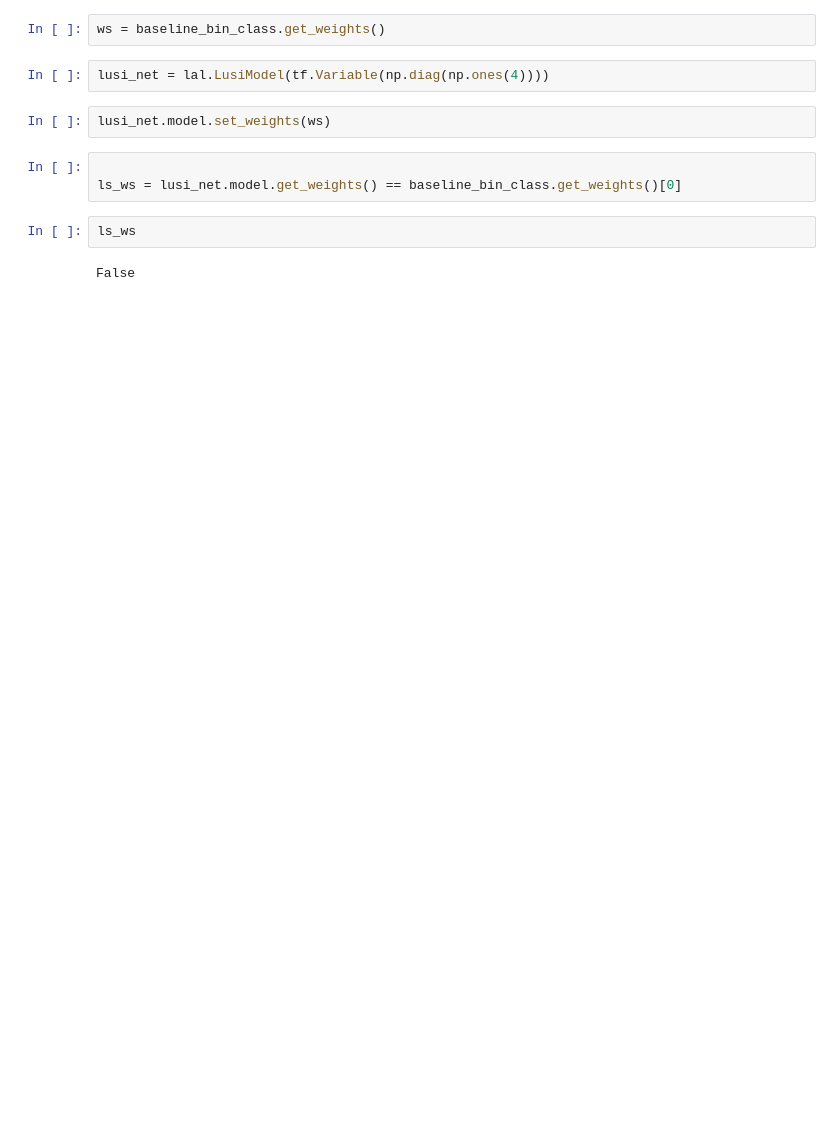
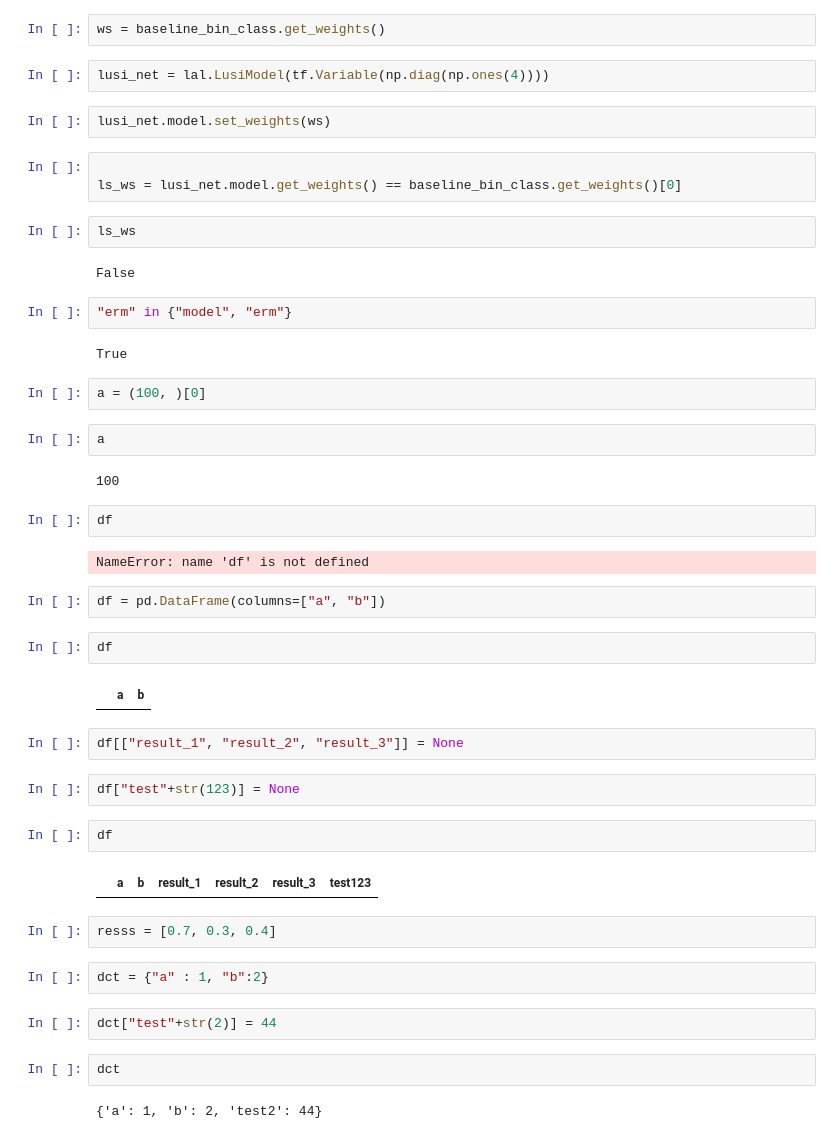
Before and after one commit to anloehr-1097/LUSI_bt, a Jupyter notebook: Demo_06052022.ipynb, the cells around one changed output. Cells and saved outputs as stored; diff of their text form; blank space fills up the shorter version.

```diff
--- a/Demo_06052022.ipynb
+++ b/Demo_06052022.ipynb
@@ -1489,3 +1489,41 @@ ls_ws = lusi_net.model.get_weights() == baseline_bin_class.get_weights()[0]
 ls_ws
 # %% [output]
 False
+# %%
+"erm" in {"model", "erm"}
+# %% [output]
+True
+# %%
+a = (100, )[0]
+# %%
+a
+# %% [output]
+100
+# %%
+df
+# %% [output]
+NameError: name 'df' is not defined
+# %%
+df = pd.DataFrame(columns=["a", "b"])
+# %%
+df
+# %% [output]
+|  | a | b |
+# %%
+df[["result_1", "result_2", "result_3"]] = None
+# %%
+df["test"+str(123)] = None
+# %%
+df
+# %% [output]
+|  | a | b | result_1 | result_2 | result_3 | test123 |
+# %%
+resss = [0.7, 0.3, 0.4]
+# %%
+dct = {"a" : 1, "b":2}
+# %%
+dct["test"+str(2)] = 44
+# %%
+dct
+# %% [output]
+{'a': 1, 'b': 2, 'test2': 44}
```
Also changed, not shown: 2 other files.
